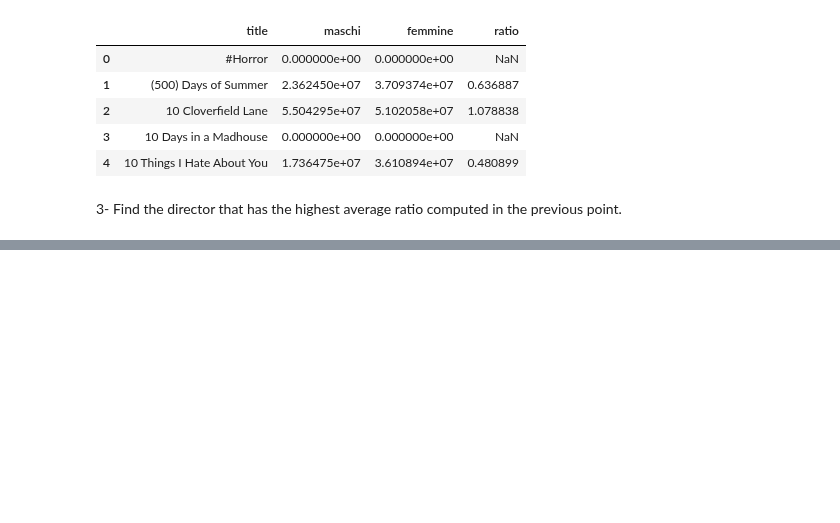
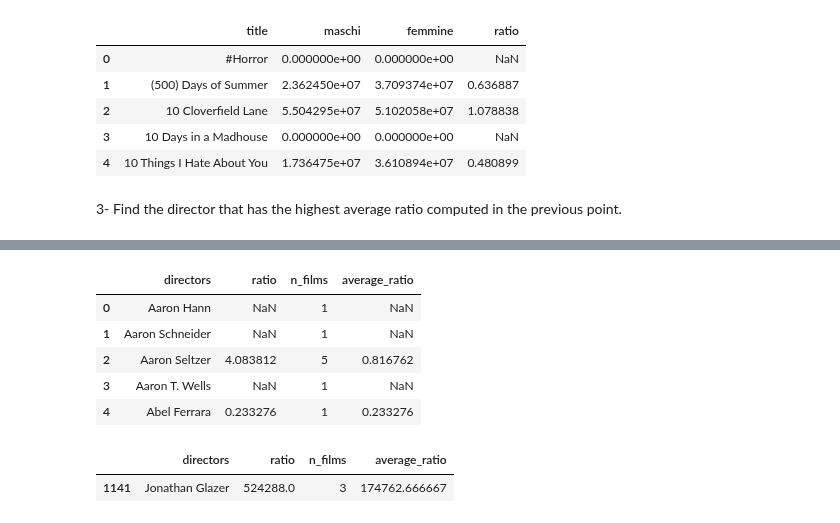
Before and after one commit to silviasantamaria/computerscience, a Jupyter notebook: NUOVO_PROJECT.ipynb, the cells around one changed output, grey strips where cells are left out. Saved outputs shown, nothing was run; the diff lists cells and outputs as text; code cells hidden in the pictures; blank space fills up the shorter version.

```diff
--- a/NUOVO_PROJECT.ipynb
+++ b/NUOVO_PROJECT.ipynb
@@ -650,0 +674,5 @@ tot_guadagni.head()
+# %%
+tot_ratio = merged_table.groupby('directors').sum()
+tot_ratio = tot_ratio.reset_index()
+tot_ratio = tot_ratio[['directors', 'ratio']]
+tot_ratio.head()
@@ -650,0 +686,6 @@ tot_guadagni.head()
+# %%
+tot_films = merged_table.groupby('directors').count()
+tot_films = tot_films.reset_index()
+tot_films = tot_films[['directors', 'movie_id']]
+tot_films = tot_films.rename(index=str, columns={'movie_id' : 'n_films'})
+tot_films.head()
@@ -650,0 +699,18 @@ tot_guadagni.head()
+# %%
+final_table = pd.merge(tot_ratio, tot_films, on = 'directors')
+final_table['average_ratio'] = final_table['ratio'] / final_table['n_films']
+final_table.head()
+# %% [output]
+|  | directors | ratio | n_films | average_ratio |
+| 0 | Aaron Hann | NaN | 1 | NaN |
+| 1 | Aaron Schneider | NaN | 1 | NaN |
+| 2 | Aaron Seltzer | 4.083812 | 5 | 0.816762 |
+| 3 | Aaron T. Wells | NaN | 1 | NaN |
+| 4 | Abel Ferrara | 0.233276 | 1 | 0.233276 |
+# %%
+max_average = final_table['average_ratio'].max()
+result = final_table[final_table['average_ratio'] == max_average]
+result
+# %% [output]
+|  | directors | ratio | n_films | average_ratio |
+| 1141 | Jonathan Glazer | 524288.0 | 3 | 174762.666667 |
```
Also changed, not shown: parts of 6 cells of this notebook.
